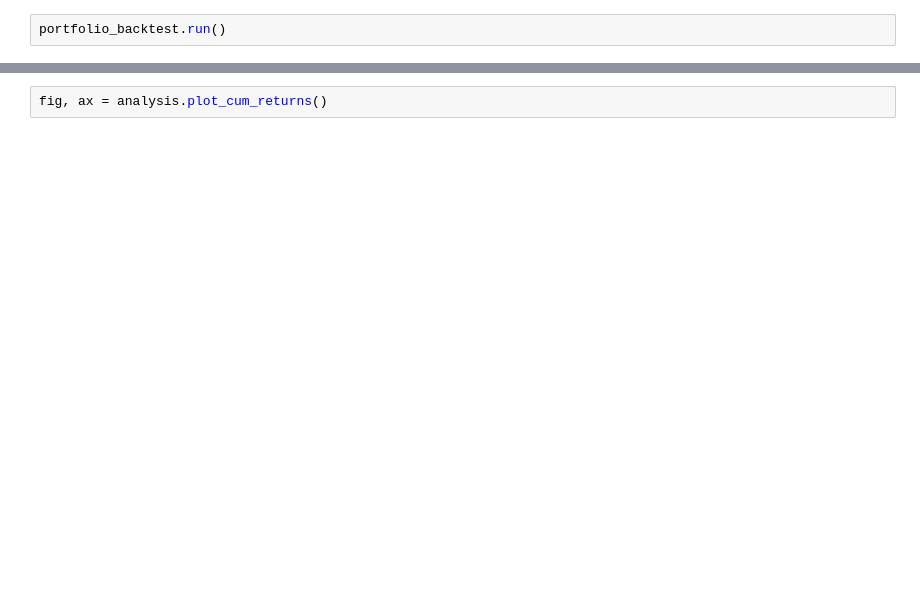
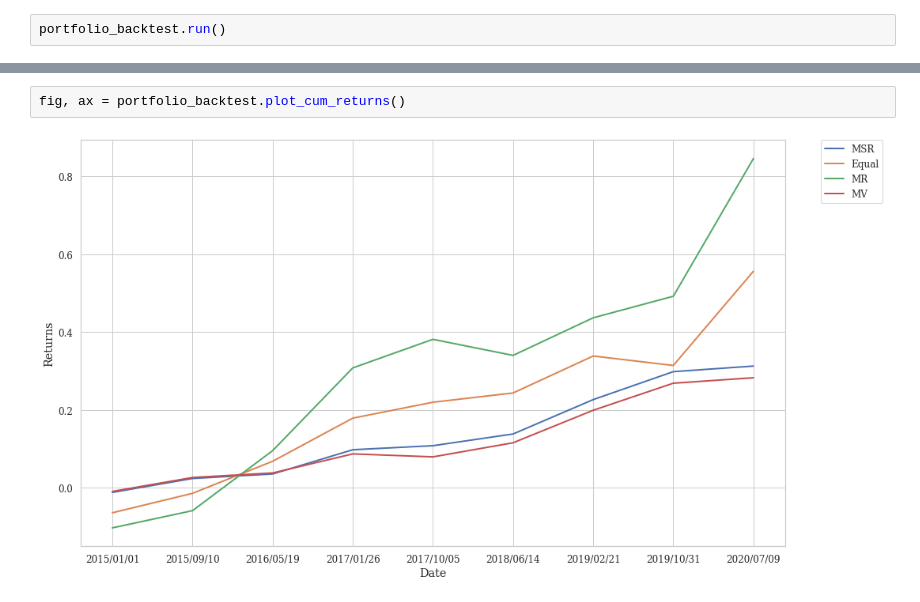
Before and after one commit to mkareshk/PortFawn, a Jupyter notebook: notebooks/backtest.ipynb, the cells around one changed output, grey strips where cells are left out. Cells and saved outputs as stored; diff of their text form; blank space fills up the shorter version.

```diff
--- a/notebooks/backtest.ipynb
+++ b/notebooks/backtest.ipynb
@@ -106,3 +101,5 @@ fig, ax = analysis.plot_returns()
 # %%
-fig, ax = analysis.plot_cum_returns()
+fig, ax = portfolio_backtest.plot_cum_returns()
+# %% [output]
+[figure, added]
 # %%
```
Also changed, not shown: parts of 17 cells of this notebook, 6 other files.
